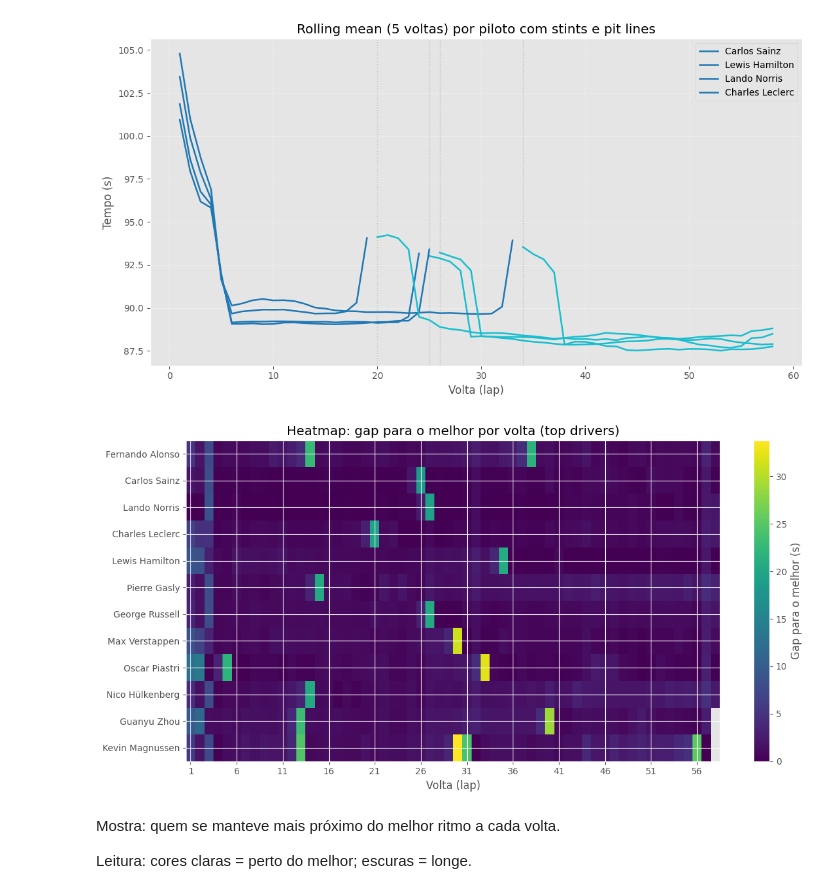
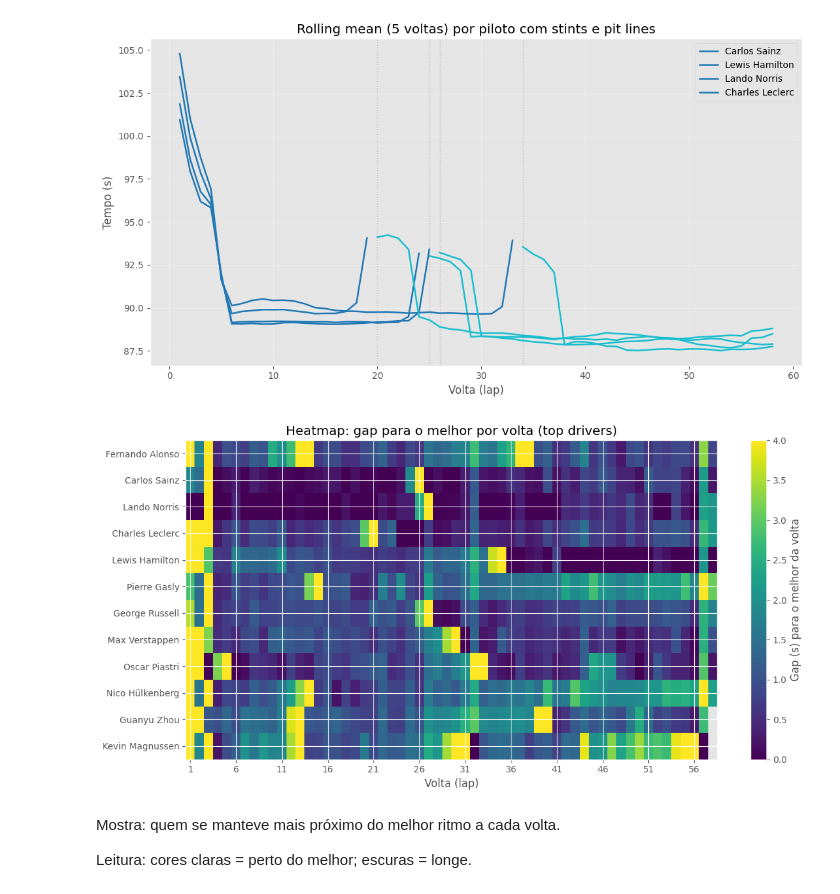
Before and after one commit to Julio1099/formula1-analytics, a Jupyter notebook: Notebooks/Analise_PySpark.ipynb, the cells around one changed output. Cells and saved outputs as stored; diff of their text form; code cells hidden in the pictures.

Commit message:
Melhorando o Jupyter

```diff
--- a/Notebooks/Analise_PySpark.ipynb
+++ b/Notebooks/Analise_PySpark.ipynb
@@ -294,32 +291,0 @@ else:
-# %%
-# Gráfico de Pizza: distribuição de voltas por piloto (corrida selecionada) — sem pandas
-laps_by_driver = (selected_race
-    .groupBy('driver_full_name')
-    .agg(F.count('*').alias('laps'))
-    .orderBy(F.col('laps').desc())
-)
-# Coleta e prepara os dados para pizza
-rows = [(r['driver_full_name'], int(r['laps'])) for r in laps_by_driver.collect()]
-rows.sort(key=lambda t: t[1], reverse=True)
-MAX_SLICES = 8
-if len(rows) > MAX_SLICES:
-    top = rows[:MAX_SLICES-1]
-    others_sum = sum(v for _, v in rows[MAX_SLICES-1:])
-    rows = top + [('Outros', others_sum)]
-names = [n for n, _ in rows]
-values = [v for _, v in rows]
-if not values or sum(values) == 0:
-    print('Sem voltas para plotar nesta corrida.')
-else:
-    def _autopct(values):
-        total = float(sum(values))
-        def fmt(pct):
-            v = int(round(pct * total / 100.0))
-            return f'{pct:.1f}% ({v})'
-        return fmt
-    plt.figure(figsize=(7, 7))
-    explode = [0.08] + [0] * (len(values) - 1) if values else None
-    plt.pie(values, labels=names, autopct=_autopct(values), explode=explode, startangle=140, counterclock=False, pctdistance=0.7)
-    plt.title(f'Distribuição de voltas por piloto — {selected_year} Round {selected_round}')
-    plt.tight_layout()
-    plt.show()
@@ -692,6 +656,9 @@ if pit is not None:
 else:
     b = b.withColumn('pit_flag', F.lit(0))
 b = b.withColumn('stint', F.sum(F.col('pit_flag')).over(w_cum))
+# Excluir pit laps da media movel
+b = b.withColumn('ms_valid', F.when(F.col('pit_flag')==1, None).otherwise(F.col('ms')))
+b = b.withColumn('roll_ms', F.avg('ms_valid').over(w_roll))
 b = b.withColumn('roll_ms', F.avg('ms').over(w_roll))
 
 # Plot
@@ -739,35 +706,36 @@ import numpy as np
 import matplotlib.pyplot as plt
 if 'spark' not in globals() or not isinstance(spark, _SparkSession):
     raise RuntimeError('Sessao Spark nao encontrada. Execute as celulas 1-4.')
 if 'selected_race' not in globals():
     raise RuntimeError('selected_race nao encontrada. Execute as celulas 1-4.')
 TOP_DRIVERS = 12
 df = selected_race.select('driver_full_name','driverId','lap', F.col('milliseconds').alias('ms')).where(F.col('ms').isNotNull())
 best = df.groupBy('lap').agg(F.min('ms').alias('best_ms'))
 gaps = (df.alias('d').join(best.alias('b'), on='lap', how='left').withColumn('gap_s', (F.col('d.ms') - F.col('b.best_ms'))/1000.0))
 top = (gaps.groupBy('driver_full_name','driverId').agg(F.count('*').alias('laps')).orderBy(F.col('laps').desc()).limit(TOP_DRIVERS).collect())
 driver_ids = [int(r['driverId']) for r in top]
 driver_names = [r['driver_full_name'] for r in top]
 lr = gaps.agg(F.min('lap').alias('min_lap'), F.max('lap').alias('max_lap')).collect()[0]
 min_lap = int(lr['min_lap']); max_lap = int(lr['max_lap']); n_laps = max_lap - min_lap + 1
 mat = np.full((len(driver_ids), n_laps), np.nan, dtype=float)
 for idx, did in enumerate(driver_ids):
     rows = gaps.filter(F.col('driverId')==did).select('lap','gap_s').collect()
     for r in rows:
         j = int(r['lap']) - min_lap
         if 0 <= j < n_laps:
             mat[idx, j] = float(r['gap_s'])
+mat = np.clip(mat, -2.5, 4.0)
 plt.figure(figsize=(12, max(4, int(len(driver_ids)*0.5))))
 im = plt.imshow(mat, aspect='auto', interpolation='nearest', cmap='viridis', origin='upper')
-plt.colorbar(im, label='Gap para o melhor (s)')
+plt.colorbar(im, label='Gap (s) para o melhor da volta')
 plt.yticks(ticks=range(len(driver_names)), labels=driver_names)
 ticks = list(range(0, n_laps, max(1, n_laps//10)))
 labels = [str(min_lap + t) for t in ticks]
 plt.xticks(ticks=ticks, labels=labels)
 plt.xlabel('Volta (lap)'); plt.title('Heatmap: gap para o melhor por volta (top drivers)')
 plt.tight_layout(); plt.show()
 # %% [output]
-[figure, old version]
+[figure, new version]
 # %% [markdown]
 Mostra: quem se manteve mais próximo do melhor ritmo a cada volta.
 
```
Also changed, not shown: parts of 5 cells of this notebook, 1 other file.
